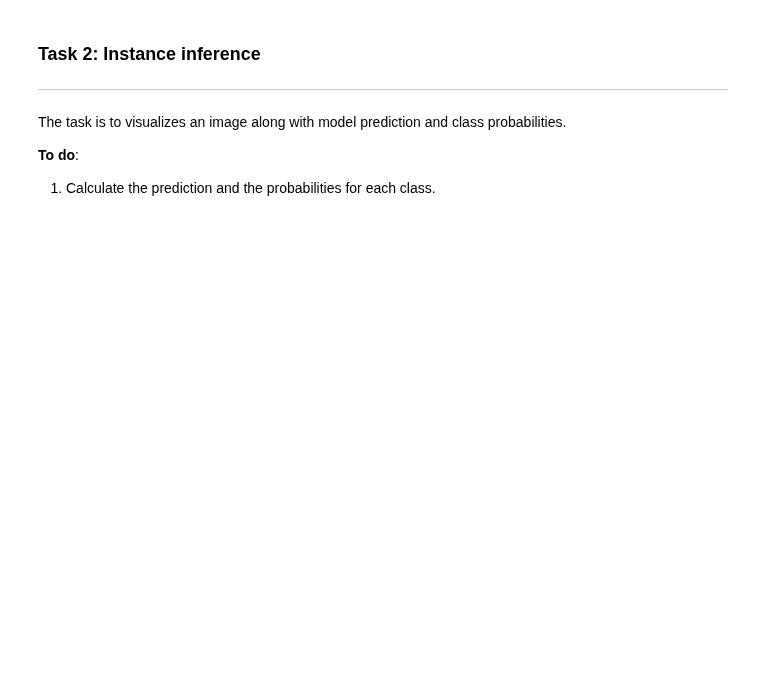
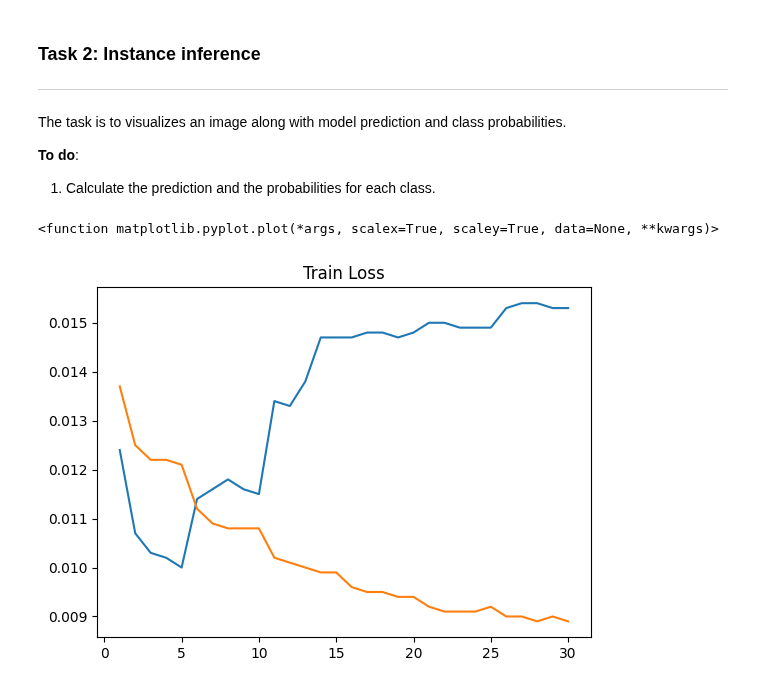
Before and after one commit to SustechSTA303/STA303-Assignment01, a Jupyter notebook: Assignment01.ipynb, the cells around one changed output. Cells and saved outputs as stored; diff of their text form; code cells hidden in the pictures; blank space fills up the shorter version.

```diff
--- a/Assignment01.ipynb
+++ b/Assignment01.ipynb
@@ -288,0 +437,62 @@ for i in range(len(class_names)):
+# %%
+import matplotlib.pyplot as plt
+
+# Data for gamma=2
+epochs_gamma_2 = list(range(1, 31))
+train_loss_gamma_2 = [
+    0.0124, 0.0107, 0.0103, 0.0102, 0.0100, 0.0114, 0.0116, 0.0118, 0.0116, 0.0115,
+    0.0134, 0.0133, 0.0138, 0.0147, 0.0147, 0.0147, 0.0148, 0.0148, 0.0147, 0.0148,
+    0.0150, 0.0150, 0.0149, 0.0149, 0.0149, 0.0153, 0.0154, 0.0154, 0.0153, 0.0153
+]
+train_acc_gamma_2 = [
+    0.2186, 0.2937, 0.3124, 0.3232, 0.3280, 0.2693, 0.2545, 0.2437, 0.2565, 0.2542,
+    0.1722, 0.1755, 0.1497, 0.0987, 0.0986, 0.1008, 0.1007, 0.0994, 0.1020, 0.1007,
+    0.0995, 0.1008, 0.1000, 0.0996, 0.1015, 0.0997, 0.1009, 0.0991, 0.1009, 0.1019
+]
+test_loss_gamma_2 = [
+    0.0106, 0.0103, 0.0098, 0.0095, 0.0095, 0.0108, 0.0115, 0.0120, 0.0111, 0.0114,
+    0.0136, 0.0134, 0.0148, 0.0148, 0.0149, 0.0149, 0.0150, 0.0149, 0.0148, 0.0148,
+    0.0150, 0.0149, 0.0153, 0.0151, 0.0152, 0.0152, 0.0155, 0.0151, 0.0151, 0.0156
+]
+test_acc_gamma_2 = [
+    0.2910, 0.3129, 0.3341, 0.3426, 0.3543, 0.2801, 0.2718, 0.2609, 0.2665, 0.2551,
+    0.1585, 0.1741, 0.1000, 0.1000, 0.1000, 0.1000, 0.1000, 0.1000, 0.1000, 0.1000,
+    0.1000, 0.1000, 0.1000, 0.1000, 0.1000, 0.1000, 0.1000, 0.1000, 0.1000, 0.1000
+]
+
+# Data for gamma=0.5
+epochs_gamma_05 = list(range(1, 31))
+train_loss_gamma_05 = [
+    0.0137, 0.0125, 0.0122, 0.0122, 0.0121, 0.0112, 0.0109, 0.0108, 0.0108, 0.0108,
+    0.0102, 0.0101, 0.0100, 0.0099, 0.0099, 0.0096, 0.0095, 0.0095, 0.0094, 0.0094,
+    0.0092, 0.0091, 0.0091, 0.0091, 0.0092, 0.0090, 0.0090, 0.0089, 0.0090, 0.0089
+]
+train_acc_gamma_05 = [
+    0.2914, 0.3525, 0.3625, 0.3676, 0.3723, 0.4127, 0.4330, 0.4365, 0.4402, 0.4401,
+    0.4729, 0.4743, 0.4817, 0.4850, 0.4843, 0.5041, 0.5072, 0.5101, 0.5124, 0.5128,
+    0.5231, 0.5270, 0.5264, 0.5299, 0.5259, 0.5314, 0.5319, 0.5381, 0.5375, 0.5362
+]
+test_loss_gamma_05 = [
+    0.0130, 0.0112, 0.0117, 0.0119, 0.0118, 0.0103, 0.0104, 0.0100, 0.0103, 0.0099,
+    0.0094, 0.0092, 0.0100, 0.0093, 0.0094, 0.0089, 0.0091, 0.0088, 0.0087, 0.0088,
+    0.0086, 0.0085, 0.0086, 0.0085, 0.0085, 0.0085, 0.0085, 0.0084, 0.0084, 0.0084
+]
+test_acc_gamma_05 = [
+    0.3135, 0.4246, 0.3981, 0.3943, 0.3935, 0.4660, 0.4633, 0.4827, 0.4727, 0.4925,
+    0.5086, 0.5255, 0.4949, 0.5292, 0.5099, 0.5425, 0.5267, 0.5423, 0.5491, 0.5476,
+    0.5599, 0.5556, 0.5563, 0.5589, 0.5644, 0.5664, 0.5658, 0.5682, 0.5733, 0.5670
+]
+
+
+# Plotting
+plt.figure(figsize=(14, 10))
+
+# Subplot for Train Loss
+plt.subplot(2, 2, 1)
+plt.plot(epochs_gamma_2, train_loss_gamma_2, label='Train Loss (gamma=2)')
+plt.plot(epochs_gamma_05, train_loss_gamma_05, label='Train Loss (gamma=0.5)')
+plt.title('Train Loss')
+plt.plot
+# %% [output]
+<function matplotlib.pyplot.plot(*args, scalex=True, scaley=True, data=None, **kwargs)>
+[figure, added]
```
Also changed, not shown: parts of 11 cells of this notebook.
